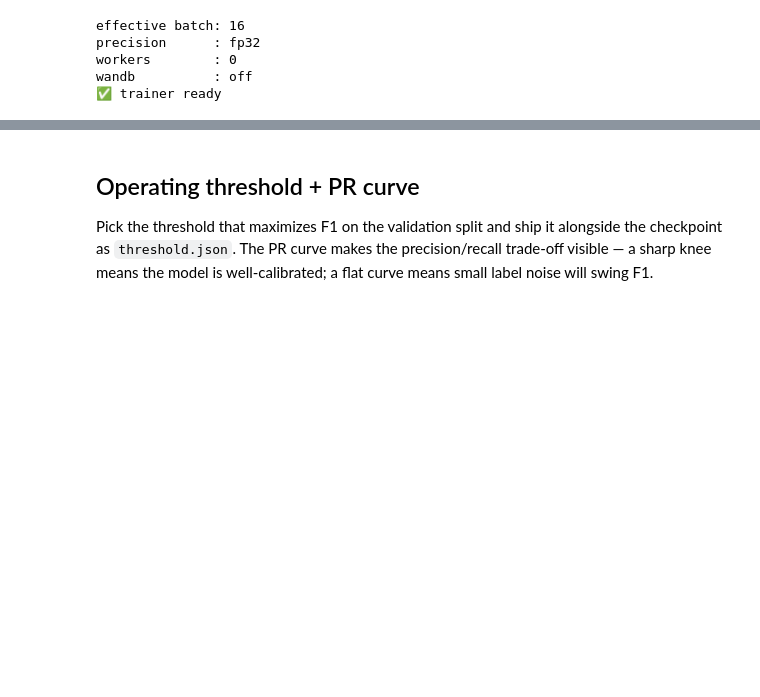
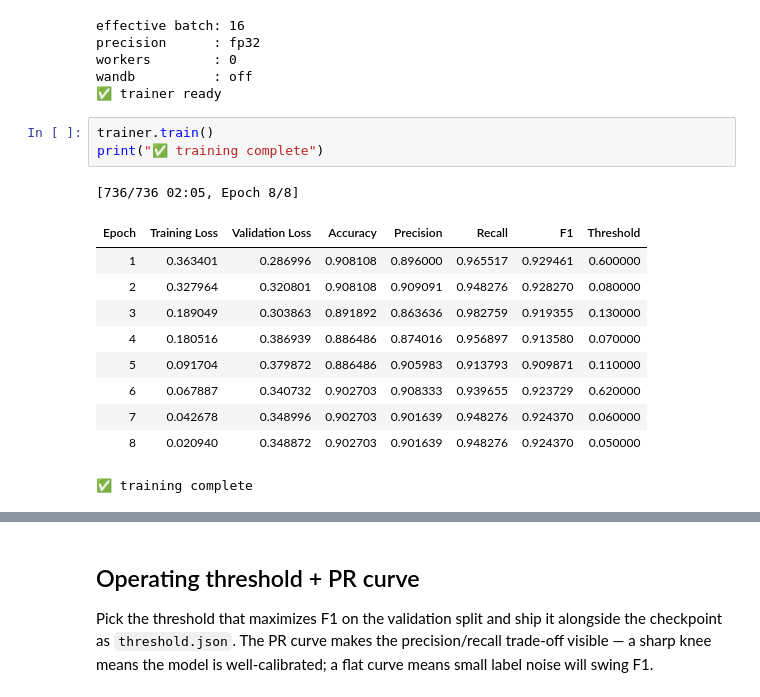
Before and after one commit to wavekat/wavekat-lab, a Jupyter notebook: notebooks/smart-turn/02_a_train_baseline.ipynb, the cells around one changed output, grey strips where cells are left out. Drawn from its saved outputs; the diff is of its cells as text; blank space fills up the shorter version.

```diff
--- a/notebooks/smart-turn/02_a_train_baseline.ipynb
+++ b/notebooks/smart-turn/02_a_train_baseline.ipynb
@@ -260,6 +283,21 @@ precision      : fp32
 workers        : 0
 wandb          : off
 ✅ trainer ready
+# %%
+trainer.train()
+print("✅ training complete")
+# %% [output]
+[736/736 02:05, Epoch 8/8]
+| Epoch | Training Loss | Validation Loss | Accuracy | Precision | Recall | F1 | Threshold |
+| 1 | 0.363401 | 0.286996 | 0.908108 | 0.896000 | 0.965517 | 0.929461 | 0.600000 |
+| 2 | 0.327964 | 0.320801 | 0.908108 | 0.909091 | 0.948276 | 0.928270 | 0.080000 |
+| 3 | 0.189049 | 0.303863 | 0.891892 | 0.863636 | 0.982759 | 0.919355 | 0.130000 |
+| 4 | 0.180516 | 0.386939 | 0.886486 | 0.874016 | 0.956897 | 0.913580 | 0.070000 |
+| 5 | 0.091704 | 0.379872 | 0.886486 | 0.905983 | 0.913793 | 0.909871 | 0.110000 |
+| 6 | 0.067887 | 0.340732 | 0.902703 | 0.908333 | 0.939655 | 0.923729 | 0.620000 |
+| 7 | 0.042678 | 0.348996 | 0.902703 | 0.901639 | 0.948276 | 0.924370 | 0.060000 |
+| 8 | 0.020940 | 0.348872 | 0.902703 | 0.901639 | 0.948276 | 0.924370 | 0.050000 |
+✅ training complete
 # %%
 trainer.train()
 print("✅ training complete")
```
Also changed, not shown: parts of 10 cells of this notebook, 5 other files.
